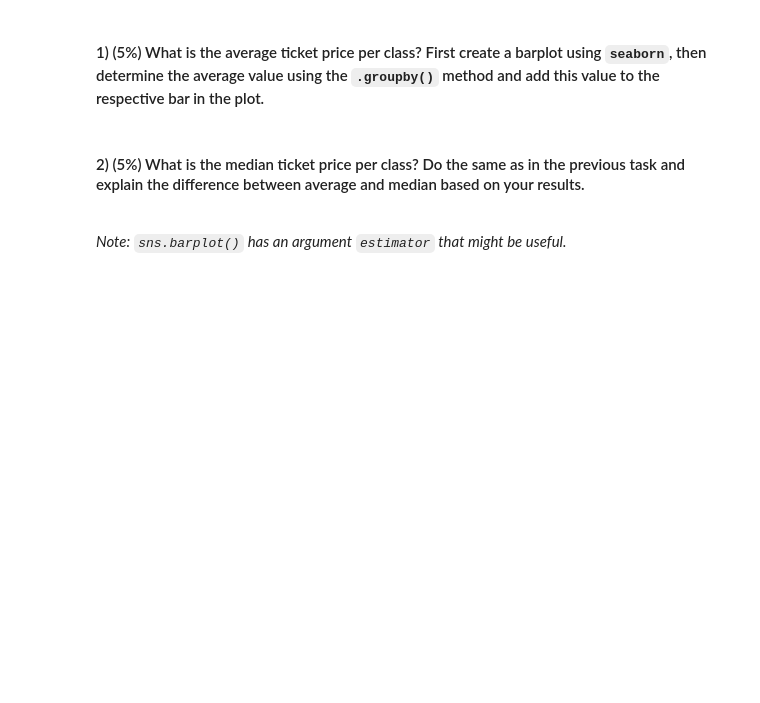
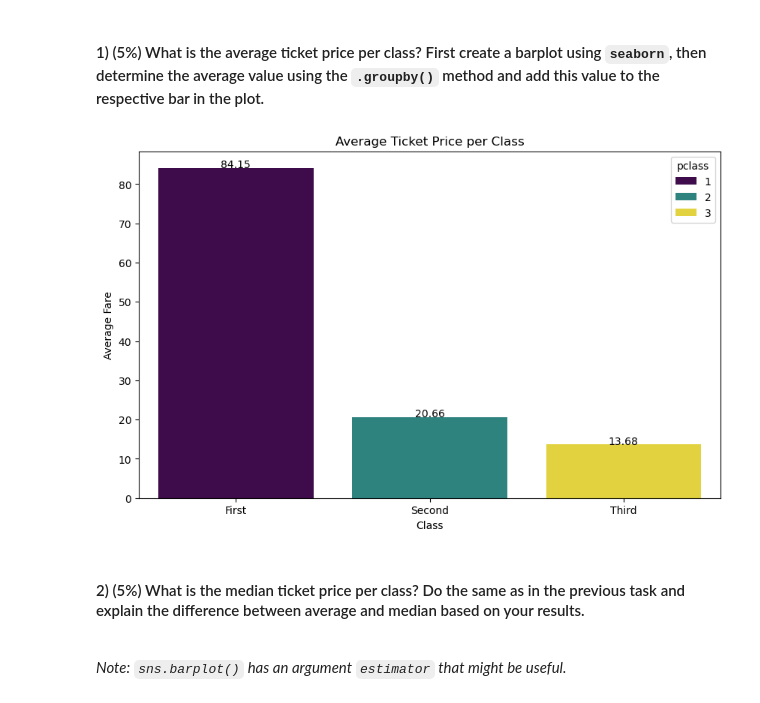
Before and after one commit to erdfern/studium, a Jupyter notebook: ss24/ds1-ss24/exercises/6/Exercise_eng.ipynb, the cells around one changed output. Drawn from its saved outputs; the diff is of its cells as text; code cells hidden in the pictures; blank space fills up the shorter version.

```diff
--- a/ss24/ds1-ss24/exercises/6/Exercise_eng.ipynb
+++ b/ss24/ds1-ss24/exercises/6/Exercise_eng.ipynb
@@ -20,6 +20,30 @@ A **maximum** of 5 percentage points bonus for the exam can be achieved with eac
 Load the Titanic Dataset as a Pandas DataFrame. Answer the following questions by editing the Pandas dataframe with appropriate functions and transformations:
 # %% [markdown]
 #### 1) (5%) What is the average ticket price per class? First create a barplot using `seaborn`, then determine the average value using the `.groupby()` method and add this value to the respective bar in the plot.
+# %%
+import pandas as pd
+import seaborn as sns
+import matplotlib.pyplot as plt
+
+titanic_df = pd.read_csv("titanic.csv")
+
+# Calculate the average fare per class
+average_fare_per_class = titanic_df.groupby('pclass')['fare'].mean().reset_index()
+
+plt.figure(figsize=(10, 6))
+barplot = sns.barplot(data=average_fare_per_class, x='pclass', y='fare', hue='pclass', palette="viridis")
+
+# Annotate bars with the average fare values
+for index, row in average_fare_per_class.iterrows():
+    barplot.text(row['pclass']-1, row['fare'], round(row['fare'], 2), color='black', ha="center")
+
+plt.title('Average Ticket Price per Class')
+plt.xlabel('Class')
+plt.ylabel('Average Fare')
+plt.xticks([0, 1, 2], ['First', 'Second', 'Third'])
+plt.show()
+# %% [output]
+[figure, added]
 # %% [markdown]
 #### 2) (5%) What is the median ticket price per class? Do the same as in the previous task and explain the difference between average and median based on your results.
 <br> *Note: `sns.barplot()` has an argument `estimator` that might be useful.*
```
Also changed, not shown: parts of 12 cells of this notebook, 2 other files.
